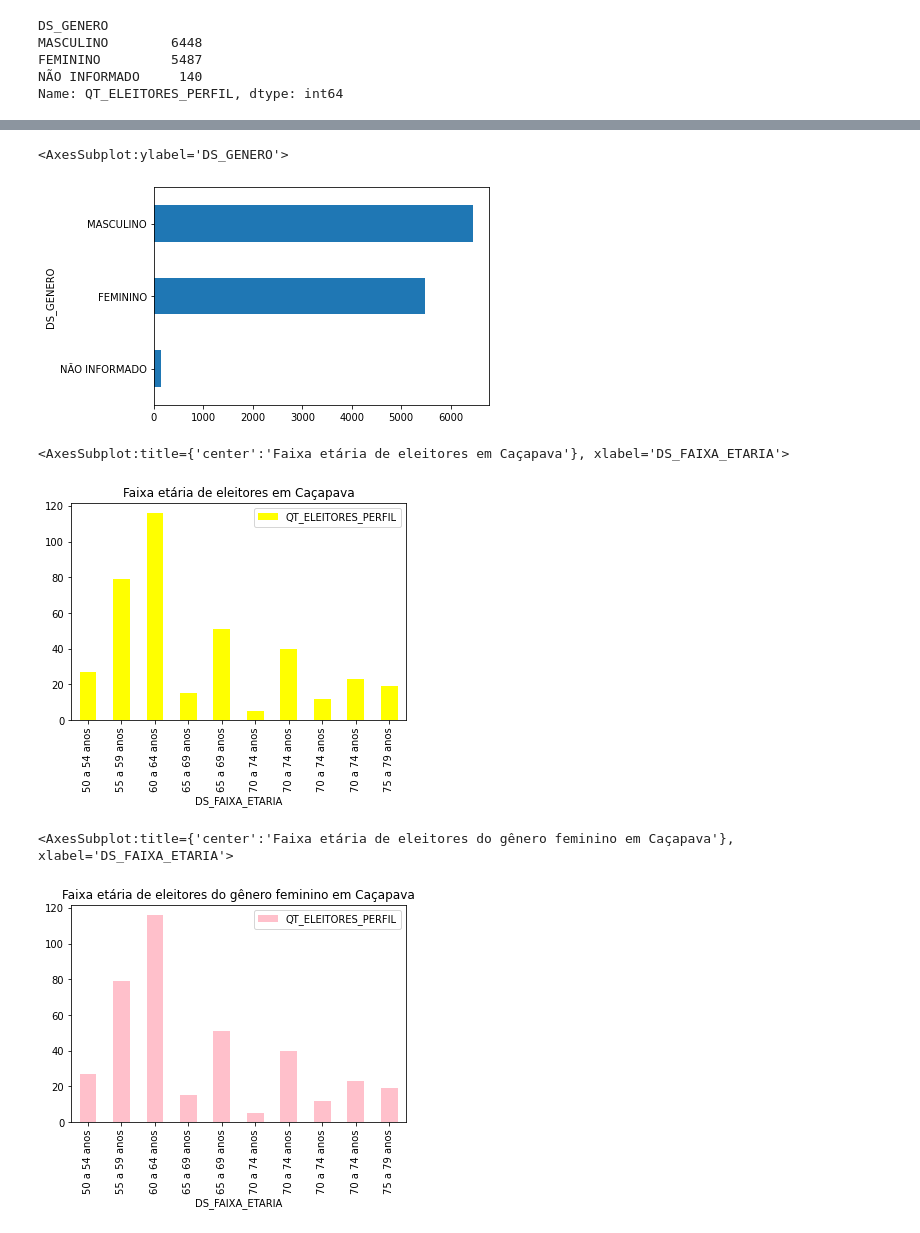
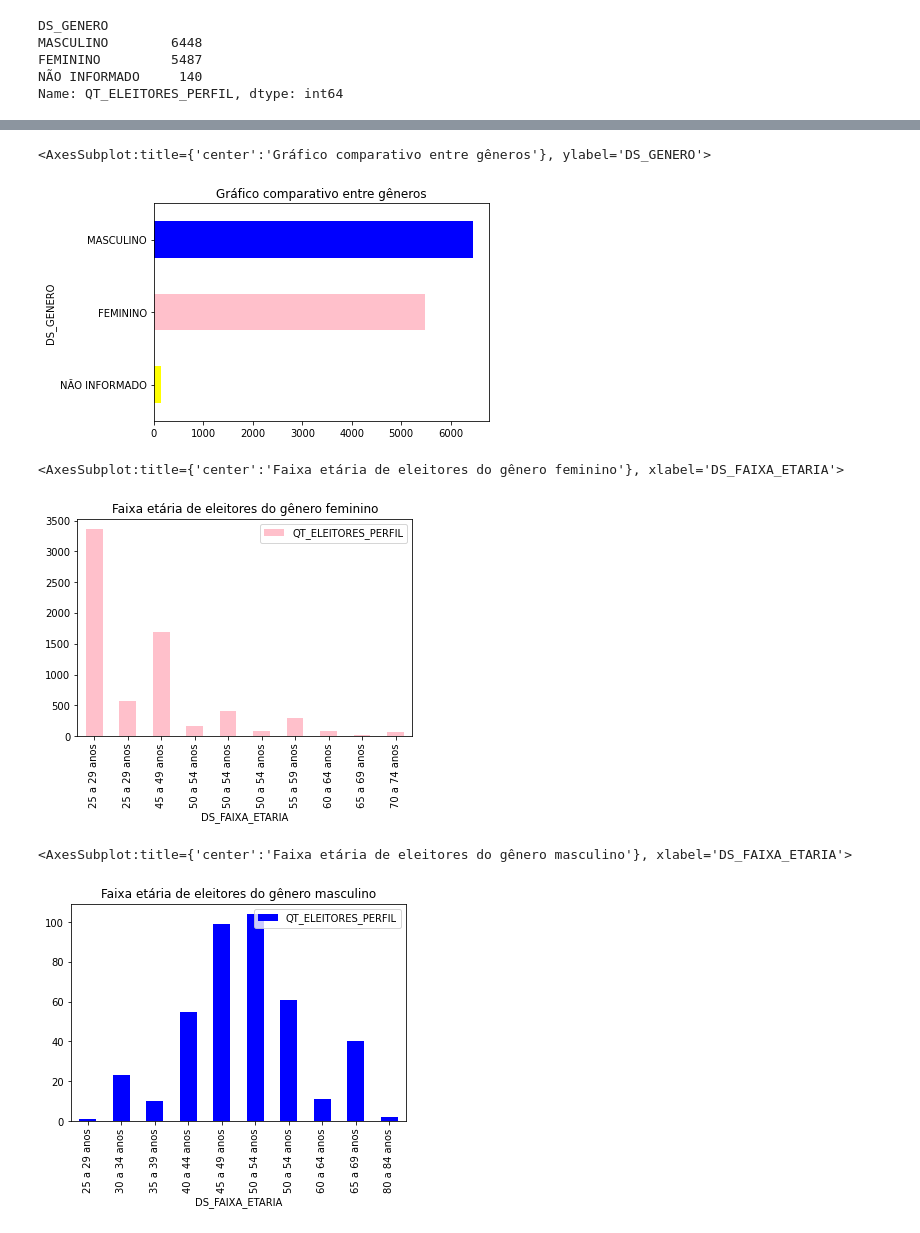
Before and after one commit to LucasACES/Analise_de_dados_publicos, a Jupyter notebook: Análise de eleitores por gênero.ipynb, the cells around one changed output, grey strips where cells are left out. Saved outputs shown, nothing was run; the diff lists cells and outputs as text; code cells hidden in the pictures.

Commit message:
ajuste dos dados e novos graficos

```diff
--- a/Análise de eleitores por gênero.ipynb
+++ b/Análise de eleitores por gênero.ipynb
@@ -74,7 +74,3 @@ mun.tail(10).plot(kind='bar',
 # %% [output]
 <AxesSubplot:title={'center':'Quantidade de eleitores por faixa etária em Jacareí '}, xlabel='Faixa Etária', ylabel='Quantidade de eleitores'>
 [figure]
-# %%
-file = r'C:\Users\Marcus\Desktop\Análise_de_Dados_Públicos\perfil_eleitorado_ATUAL.csv'
-df = pd.read_csv(file, delimiter=';',
-                 error_bad_lines=False, encoding='latin1')
@@ -135,20 +99,19 @@ Name: DS_GENERO, dtype: object
 # %%
-df.groupby('DS_GENERO')['QT_ELEITORES_PERFIL'].max().sort_values().plot(kind='barh')
+df.groupby('DS_GENERO')['QT_ELEITORES_PERFIL'].max().sort_values().plot(kind='barh', color=['yellow', 'pink', 'blue'], title='Gráfico comparativo entre gêneros')
 # %% [output]
-<AxesSubplot:ylabel='DS_GENERO'>
+<AxesSubplot:title={'center':'Gráfico comparativo entre gêneros'}, ylabel='DS_GENERO'>
-[figure, old version]
+[figure, new version]
 # %%
-cpv = df.query('NM_MUNICIPIO == "CAÇAPAVA"')
-cpv.tail(10).plot(kind='bar',title="Faixa etária de eleitores em Caçapava",
-        x= 'DS_FAIXA_ETARIA', y='QT_ELEITORES_PERFIL', color='YELLOW')
+fhf = df.query('DS_GENERO == "FEMININO"')
+fhf.tail(10).plot(kind='bar', title="Faixa etária de eleitores do gênero feminino",
+        x= 'DS_FAIXA_ETARIA', y='QT_ELEITORES_PERFIL', color='PINK')
 # %% [output]
-<AxesSubplot:title={'center':'Faixa etária de eleitores em Caçapava'}, xlabel='DS_FAIXA_ETARIA'>
+<AxesSubplot:title={'center':'Faixa etária de eleitores do gênero feminino'}, xlabel='DS_FAIXA_ETARIA'>
-[figure, old version]
+[figure, new version]
 # %%
-cpv = df.query('NM_MUNICIPIO == "CAÇAPAVA"')
-cpv1 = cpv.query('DS_GENERO == "FEMININO"')
-cpv1.tail(10).plot(kind='bar', title="Faixa etária de eleitores do gênero feminino em Caçapava",
-        x= 'DS_FAIXA_ETARIA', y='QT_ELEITORES_PERFIL', color='PINK')
+fhm = df.query('DS_GENERO == "MASCULINO"')
+fhm.tail(10).plot(kind='bar', title="Faixa etária de eleitores do gênero masculino",
+        x= 'DS_FAIXA_ETARIA', y='QT_ELEITORES_PERFIL', color='BLUE')
 # %% [output]
-<AxesSubplot:title={'center':'Faixa etária de eleitores do gênero feminino em Caçapava'}, xlabel='DS_FAIXA_ETARIA'>
+<AxesSubplot:title={'center':'Faixa etária de eleitores do gênero masculino'}, xlabel='DS_FAIXA_ETARIA'>
-[figure, old version]
+[figure, new version]
```
Also changed, not shown: parts of 7 cells of this notebook.
